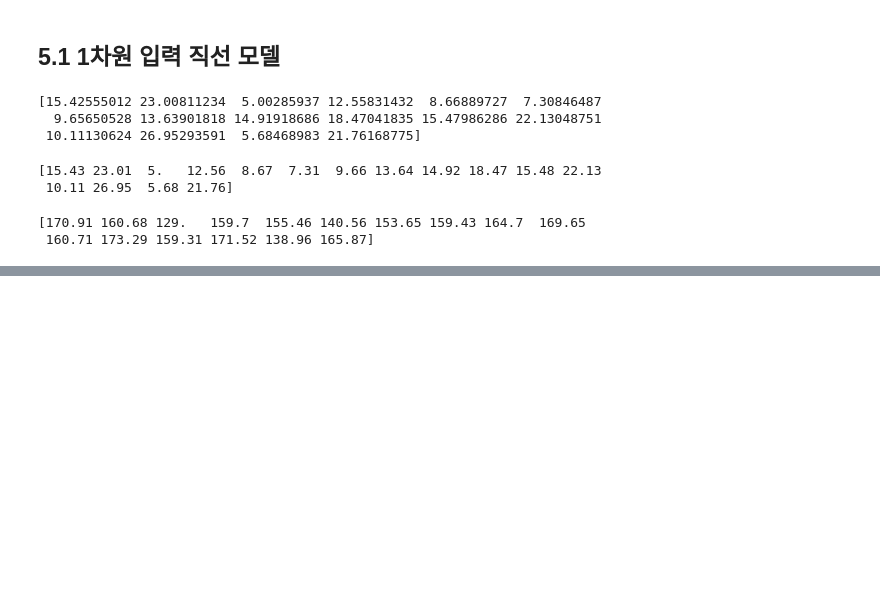
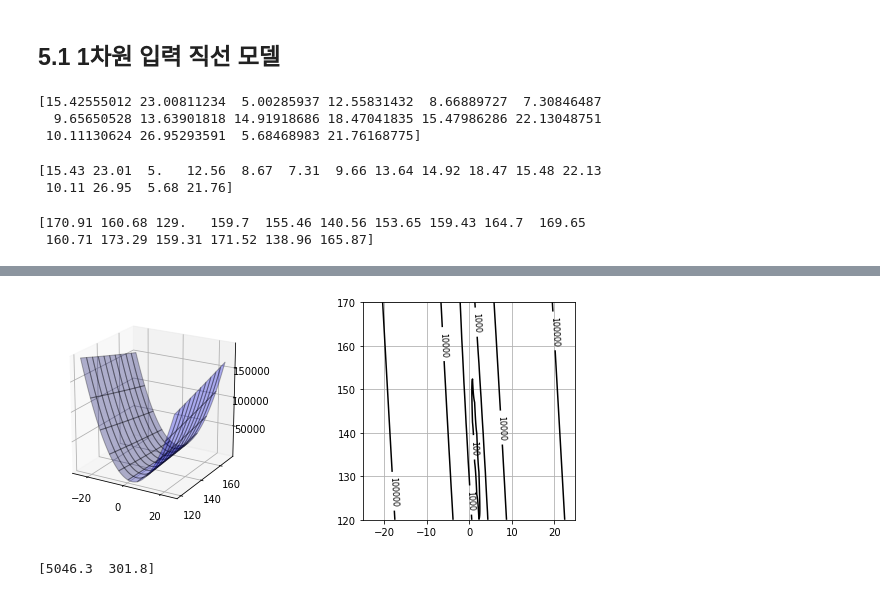
Before and after one commit to josephsh97KIM/MS_study, a Jupyter notebook: CAU_VIlab/week2_2.ipynb, the cells around one changed output, grey strips where cells are left out. Cells and saved outputs as stored; diff of their text form; code cells hidden in the pictures; blank space fills up the shorter version.

```diff
--- a/CAU_VIlab/week2_2.ipynb
+++ b/CAU_VIlab/week2_2.ipynb
@@ -43,0 +45,42 @@ plt.show()                  #데이터 그래프 그리기
+# %%
+#w와 J의 관계를 그래프로 나타냄. 어떤 범위 내의 w0와 w1의 그리드에서 J값을 계산하여 플롯
+from mpl_toolkits.mplot3d import Axes3D
+
+#평균 오차 함수
+def mse_line(x, t, w) :
+  y = w[0] * x + w[1]       #y=w0*x+w1
+  mse = np.mean((y - t) ** 2)    #np.mean은 평균을 표현
+  return mse
+
+#계산
+xn = 100                                   # 등고선 표시 해상도
+w0_range = [-25, 25]                       #범위50
+w1_range = [120, 170]                      #범위50
+
+x0 = np.linspace(w0_range[0], w0_range[1], xn)   #x0 계산범위 지정, xn개로 분할
+x1 = np.linspace(w1_range[0], w1_range[1], xn)   #x1 계산범위 지정, xn개로 분할
+xx0, xx1 = np.meshgrid(x0, x1)
+
+J = np.zeros((len(x0), len(x1)))           #평균 제곱 오차(MSE)
+
+for i0 in range(xn) :
+  for i1 in range(xn) :
+    J[i1, i0] = mse_line(X, T, (x0[i0], x1[i1]))
+
+#표시
+plt.figure(figsize = (9.5, 4))
+plt.subplots_adjust(wspace = 0.5)
+
+ax = plt.subplot(1, 2, 1, projection = '3d')
+ax.plot_surface(xx0, xx1, J, rstride = 10, cstride = 10, alpha = 0.3, color = 'blue', edgecolor = 'black')
+ax.set_xticks([-20, 0, 20])
+ax.set_yticks([120, 140, 160])
+ax.view_init(20, -60)
+
+plt.subplot(1, 2, 2)
+cont = plt.contour(xx0, xx1, J, 30, colors = 'black', levels = [100, 1000, 10000, 100000])
+cont.clabel(fmt = '%1.0f', fontsize = 8)
+plt.grid(True)
+plt.show() #w0방향의 변화에 따라 J가 크게 변함을 알 수 있습니다. #등고선 그래프를 보면 계곡의 바닥도 절편w1방향으로 높이가 변화.
+# %% [output]
+[figure, added]
@@ -43,0 +94,5 @@ plt.show()                  #데이터 그래프 그리기
+# %%
+d_w = dmse_line(X,T,[10,165]) #w=[10,165] 기울기에서 테스트
+print(np.round(d_w,1))
+# %% [output]
+[5046.3  301.8]
```
Also changed, not shown: parts of 30 cells of this notebook.
